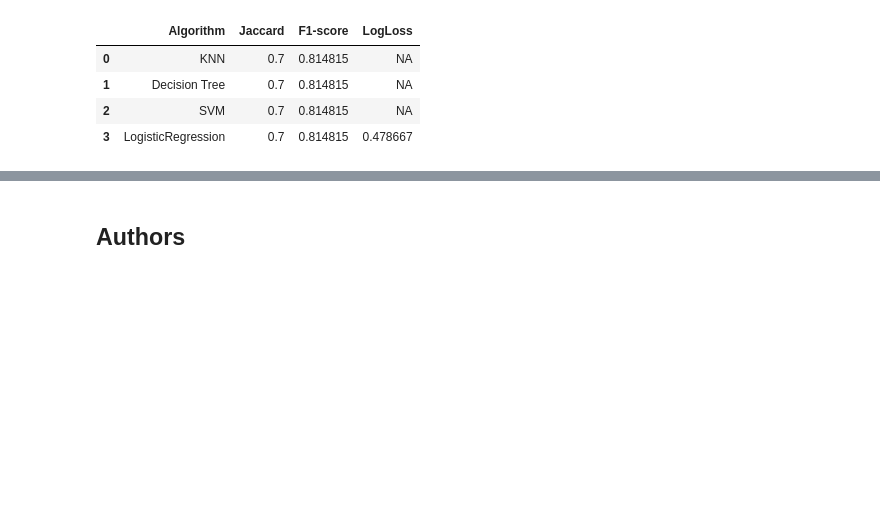
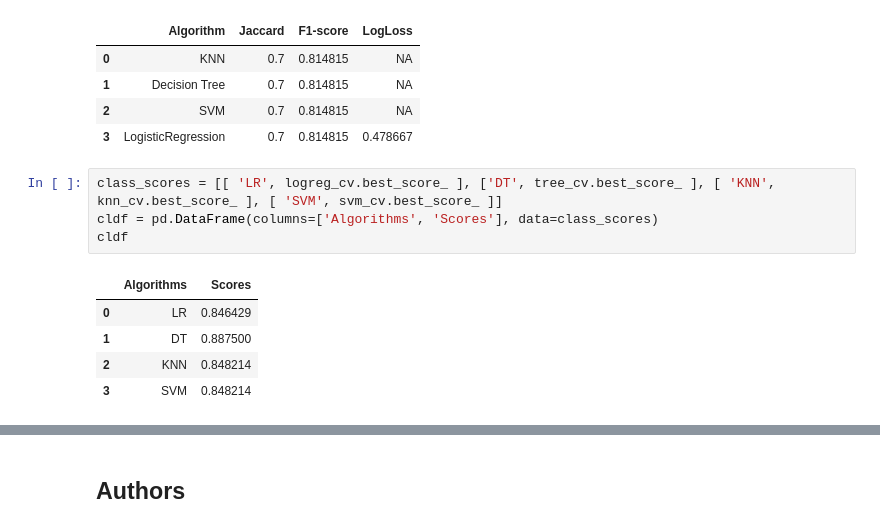
Before and after one commit to cmoleka/ds-project, a Jupyter notebook: 8-SpaceX_Machine Learning Prediction_Part_5.ipynb, the cells around one changed output, grey strips where cells are left out. Drawn from its saved outputs; the diff is of its cells as text; blank space fills up the shorter version.

```diff
--- a/8-SpaceX_Machine Learning Prediction_Part_5.ipynb
+++ b/8-SpaceX_Machine Learning Prediction_Part_5.ipynb
@@ -327,3 +327,13 @@ report_df
 | 1 | Decision Tree | 0.7 | 0.814815 | NA |
 | 2 | SVM | 0.7 | 0.814815 | NA |
 | 3 | LogisticRegression | 0.7 | 0.814815 | 0.478667 |
+# %%
+class_scores = [[ 'LR', logreg_cv.best_score_ ], ['DT', tree_cv.best_score_ ], [ 'KNN', knn_cv.best_score_ ], [ 'SVM', svm_cv.best_score_ ]]
+cldf = pd.DataFrame(columns=['Algorithms', 'Scores'], data=class_scores)
+cldf
+# %% [output]
+|  | Algorithms | Scores |
+| 0 | LR | 0.846429 |
+| 1 | DT | 0.887500 |
+| 2 | KNN | 0.848214 |
+| 3 | SVM | 0.848214 |
```
Also changed, not shown: parts of 3 cells of this notebook, 3 other files.
